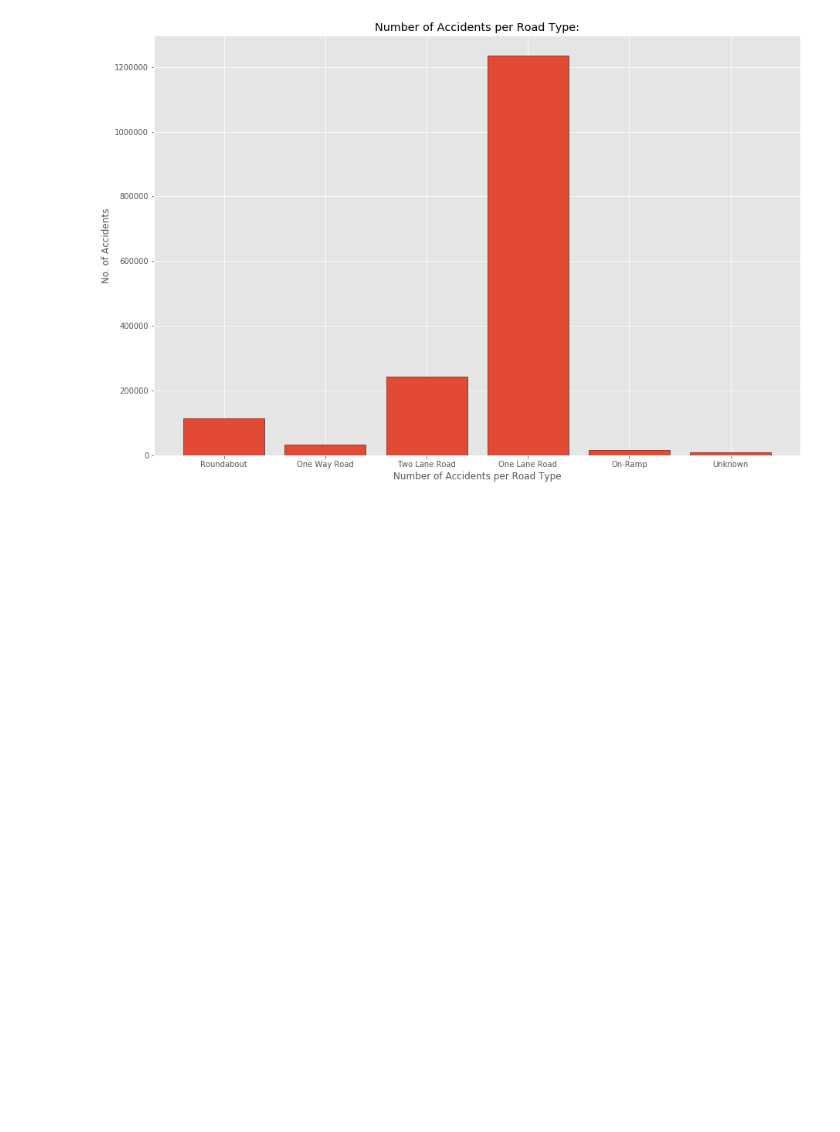
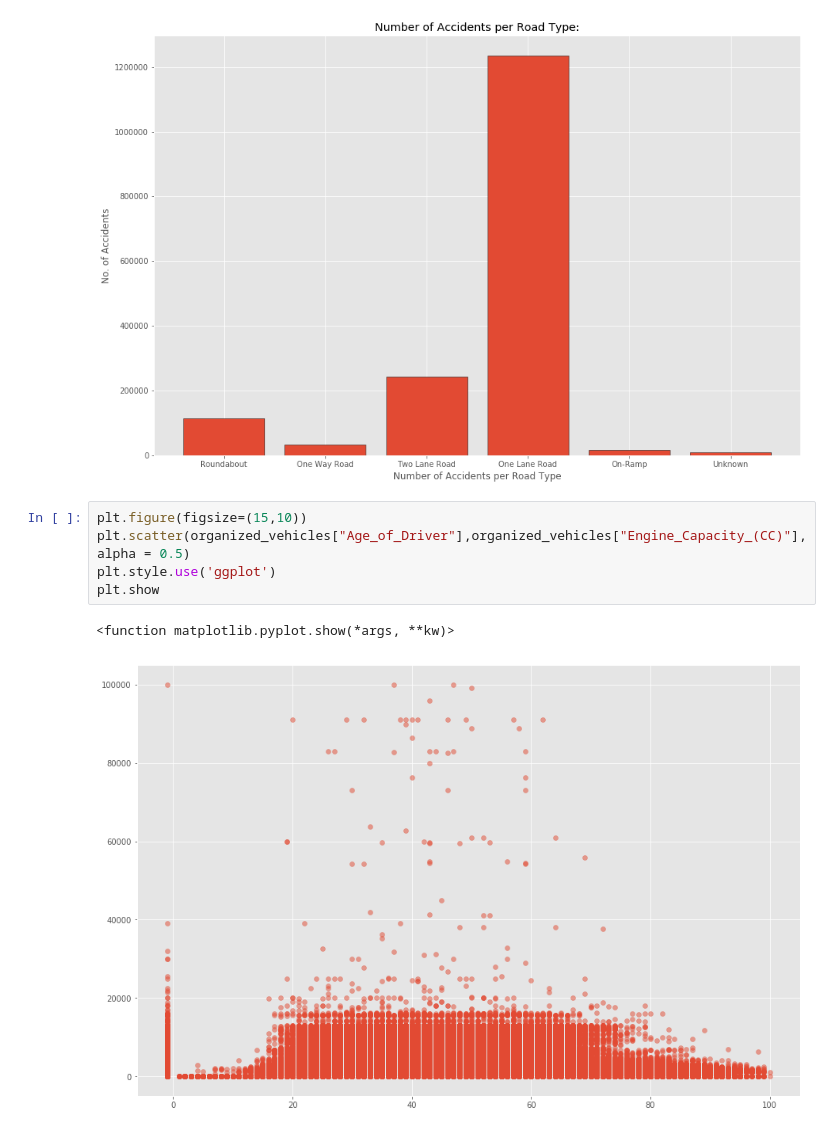
Before and after one commit to baybailz/Project-One-UNCC-Bootcamp, a Jupyter notebook: Code/bailey_cleaning.ipynb, the cells around one changed output. Saved outputs shown, nothing was run; the diff lists cells and outputs as text; blank space fills up the shorter version.

```diff
--- a/bailey_cleaning.ipynb
+++ b/Code/bailey_cleaning.ipynb
@@ -857,3 +858,11 @@ plt.ylabel("No. of Accidents")
 plt.savefig('Road_type.png')
 # %% [output]
 [figure]
+# %%
+plt.figure(figsize=(15,10))
+plt.scatter(organized_vehicles["Age_of_Driver"],organized_vehicles["Engine_Capacity_(CC)"], alpha = 0.5)
+plt.style.use('ggplot')
+plt.show
+# %% [output]
+<function matplotlib.pyplot.show(*args, **kw)>
+[figure, added]
```
Also changed, not shown: parts of 3 cells of this notebook, 4 other files.
